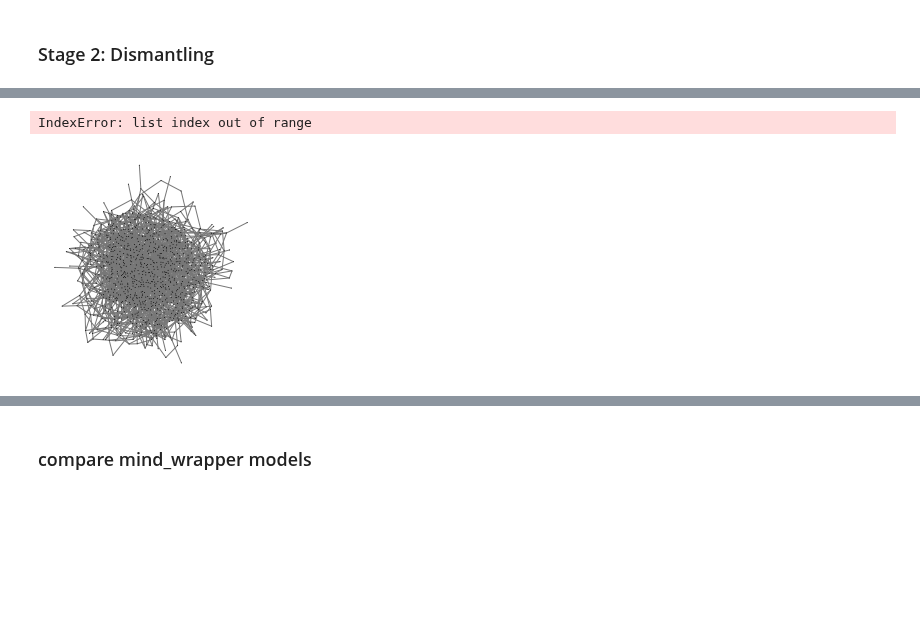
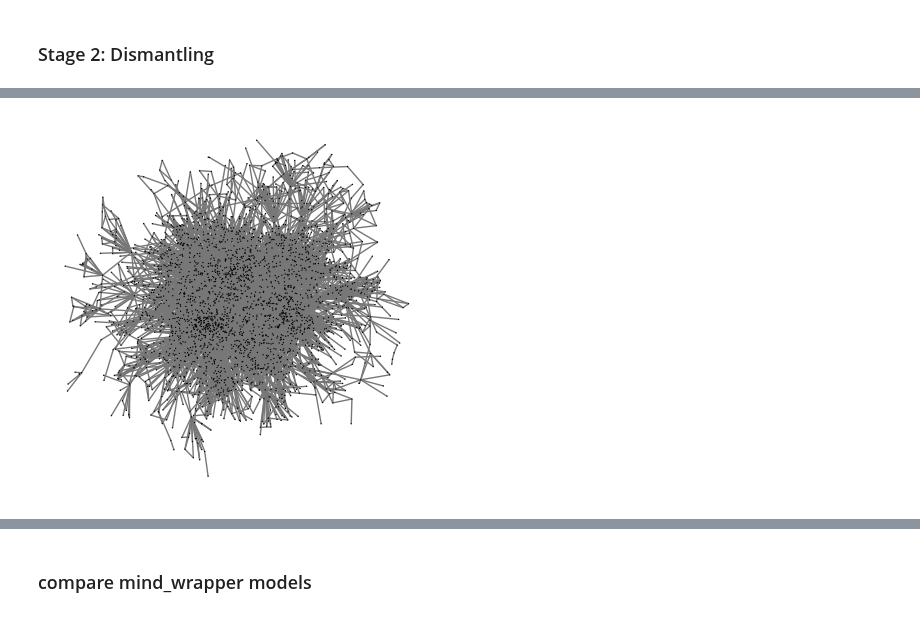
Before and after one commit to Rich-Chaw/MIND-ND, a Jupyter notebook: baseline.ipynb, the cells around one changed output, grey strips where cells are left out. Cells and saved outputs as stored; diff of their text form; code cells hidden in the pictures; blank space fills up the shorter version.

```diff
--- a/baseline.ipynb
+++ b/baseline.ipynb
@@ -102,24 +114,47 @@ from baseline import baseline_dismantling,METHODS
 # g = DCSBM(120,p_in=0.3,p_out=0.01,num_blocks=5)
 # g = ring_community(120,p_in=0.2,num_communities=4)
 # g = star_community(120,p_in=0.15,num_communities=5)
-
 # g = barbell(120,p_in=0.1,path_len=3,type="ER")
 
 
-g = WS(1000,k=4,p=0.3)
+# g = WS(5000,k=4,p=0.3)
 # g = ER(5000,p=0.001)
-# g = LPA(5000,m=4,gamma=2.5)
-# g = BA(1000,m=4)
-# with open('graphs/test/BA_n_1000_m_4.pkl','wb') as f:
+# g = BA(5000,m=4)
+# with open('graphs/test/ER_n_5000_p_0.001.pkl','wb') as f:
 #     pickle.dump(g,f)
 
-# g = load_g('graphs/test/BA_n_1000_m_5.pkl',name='test')
-# g = load_g('graphs/test/ER_n_500_p_0.015.pkl',name='test')
+# g = load_g('graphs/test/BA_n_500_m_4.pkl',name='test')
+# g = load_g('graphs/test/BA_n_1000_m_4.pkl',name='test')
+# g = load_g('graphs/test/BA_n_5000_m_4.pkl',name='test')
+# g = load_g('graphs/test/ER_n_500_p_0.01.pkl',name='test')
 # g = load_g('graphs/test/ER_n_1000_p_0.005.pkl',name='test')
+# g = load_g('graphs/test/ER_n_5000_p_0.001.pkl',name='test')
 # g = load_g('graphs/test/WS_n_500_k_4_p_0.3.pkl',name='test')
 # g = load_g('graphs/test/WS_n_1000_k_4_p_0.3.pkl',name='test')
+# g = load_g('graphs/test/WS_n_5000_k_4_p_0.3.pkl',name='test')
 
-g['name'] = 'test'
+g_name = 'graphs/real/bio/foodweb-baywet.pkl'
+g_name = 'graphs/real/bio/foodweb-baydry.pkl'
+g_name = 'graphs/real/bio/maayan-foodweb.pkl'
+g_name = 'graphs/real/bio/dimacs10-celegansneural.pkl'
+g_name = 'graphs/real/bio/arenas-meta.pkl'
+g_name = 'graphs/real/bio/maayan-Stelzl.pkl'
+g_name = 'graphs/real/bio/moreno_propro.pkl'
+g_name = 'graphs/real/bio/maayan-figeys.pkl'
+g_name = 'graphs/real/bio/maayan-vidal.pkl'
+g_name = 'graphs/real/bio/ppi.pkl'
+g_name = 'graphs/real/social/librec-filmtrust-trust.pkl'
+g_name = 'graphs/real/social/opsahl-ucsocial.pkl'
+g_name = 'graphs/real/social/ego-facebook.pkl'
+g_name = 'graphs/real/social/librec-ciaodvd-trust.pkl'
+
+g_name = 'graphs/real/information/dimacs10-polblogs.pkl'
+g_name = 'graphs/real/information/citeseer.pkl'
+
+g_name = 'graphs/real/tech/eu-powergrid.pkl'
+g_name = 'graphs/real/tech/openflights-airport.pkl'
+g = load_g(g_name,name=os.path.basename(g_name))
+
 g = g.subgraph(max(g.connected_components(), key=len))
 plot_graph(g)
 
@@ -127,22 +162,29 @@ all_results = {}
 compare_mind_ckpts = [
                     'saved/mind/mind.ckpt',
                     'saved/hgnn_v3/sac_teacher_betweenness_20260310_083133/24999.ckpt',
-                    'saved/graphsage/dqn_teacher_20260324_115255/14999.ckpt',
-                    'saved/gcn/dqn_20260317_014845/14999.ckpt', #GCN DQN
-                    'saved/gcn/dqn_teacher_20260322_162759/19999.ckpt', #GCN DQN None
-                    'saved/gcn/dqn_teacher_20260322_190135/17999.ckpt', #GCN DQN PRE
-                    'saved/gcn/dqn_teacher_20260322_202521/14999.ckpt', #GCN DQN PRE+RS*0.1(训练时间不足..)
-                    'saved/gcn/sac_20260316_144026/19999.ckpt', #GCN SAC
-                    'saved/graphsage/dqn_20260316_183559/24999.ckpt', #GraphSAGE DQN
-                    'saved/graphsage/dqn_teacher_20260316_194430/23999.ckpt', #GraphSAGE DQN PRE
-                    'saved/graphsage/sac_20260316_144118/16999.ckpt', #GraphSAGE SAC
-                    'saved/graphsage/sac_teacher_20260322_213146/13999.ckpt', #GraphSAGE SAC BC+RS
-                    'saved/gat/sac_20260320_113356/7999.ckpt'
+                    # 'saved/graphsage/dqn_teacher_20260324_115255/14999.ckpt',
+                    # 'saved/gcn/dqn_20260317_014845/14999.ckpt', #GCN DQN
+                    # 'saved/gcn/dqn_teacher_20260322_162759/19999.ckpt', #GCN DQN None
+                    # 'saved/gcn/dqn_teacher_20260322_190135/17999.ckpt', #GCN DQN PRE
+                    # 'saved/gcn/dqn_teacher_20260322_202521/14999.ckpt', #GCN DQN PRE+RS*0.1(训练时间不足..)
+                    # 'saved/gcn/sac_20260316_144026/19999.ckpt', #GCN SAC
+                    # 'saved/graphsage/dqn_20260316_183559/24999.ckpt', #GraphSAGE DQN
+                    # 'saved/graphsage/dqn_teacher_20260316_194430/23999.ckpt', #GraphSAGE DQN PRE
+                    # 'saved/graphsage/sac_20260316_144118/16999.ckpt', #GraphSAGE SAC
+                    # 'saved/graphsage/sac_teacher_20260322_213146/13999.ckpt', #GraphSAGE SAC BC+RS
+
+                    'saved/gcn/dqn_teacher_20260326_003122/18999.ckpt',
+                    'saved/gcn/dqn_teacher_20260326_073910/11999.ckpt',
+                    'saved/graphsage/sac_teacher_20260324_224237/33999.ckpt',
+                    'saved/graphsage/sac_teacher_20260325_103432/14999.ckpt',
+                    'saved/gcn/sac_teacher_20260325_153924/10999.ckpt',
+                    'saved/gcn/sac_teacher_20260326_134020/4999.ckpt',
+                    # 'saved/gat/sac_20260320_113356/7999.ckpt',
+                    # 'saved/gat/sac_teacher_20260324_190918/6999.ckpt'
                     ]
 
 for idx, ckpt_pth in enumerate(compare_mind_ckpts):
     print(ckpt_pth)
-    gnn = ckpt_pth.split("/")[1]
     _, _, removals  = mind_dismantling(g,step_ratio=0.0,ckpt_pth=ckpt_pth)
     auc, r, lcc_sizes, removed_sizes = evaluate_sol(g,removals,threshold=0.1)
     method_name = ckpt_pth.split("/",1)[-1]
@@ -159,10 +201,10 @@ from baseline import baseline_dismantling,METHODS
 methods = {
     # "Spectral":METHODS['Spectral'],
     "Degree":METHODS['Degree'],
-    # "Betweenness":METHODS['Betweenness'],
+    "Betweenness":METHODS['Betweenness'],
     "CI": METHODS['CI'],
-    # "PageRank":METHODS['PageRank'],
-    # "CoreHD":METHODS['CoreHD'],
+    "CoreHD":METHODS['CoreHD'],
+    "PageRank":METHODS['PageRank'],
     # "FINDER":METHODS['FINDER'],
     # "GDM":METHODS['GDM'],
     # "CoreGDM":METHODS['CoreGDM'],
@@ -198,2 +240 @@ method CI: AUC=0.218700, Robustness=0.218241, runtime=2.245306
-IndexError: list index out of range
-[figure, old version]
+[figure, new version]
```
Also changed, not shown: parts of 4 cells of this notebook, 7 other files.
